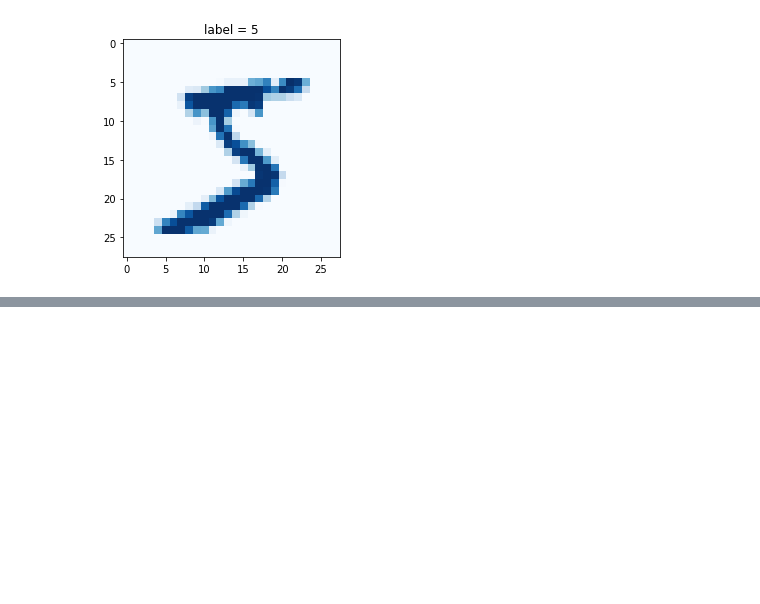
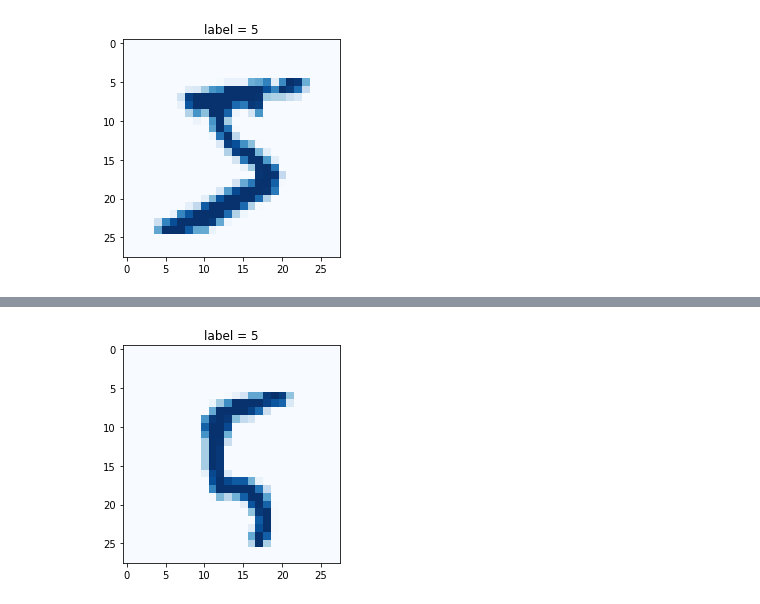
Before and after one commit to mucollabo/firstGAN, a Jupyter notebook: mnist_data/03_mnist_classifier.ipynb, the cells around one changed output, grey strips where cells are left out. Saved outputs shown, nothing was run; the diff lists cells and outputs as text; code cells hidden in the pictures; blank space fills up the shorter version.

```diff
--- a/mnist_data/03_mnist_classifier.ipynb
+++ b/mnist_data/03_mnist_classifier.ipynb
@@ -74,0 +167,4 @@ class Classifier(nn.Module):
+# %%
+mnist_dataset.plot_image(100)
+# %% [output]
+[figure, added]
```
Also changed, not shown: parts of 14 cells of this notebook, 2 other files.
